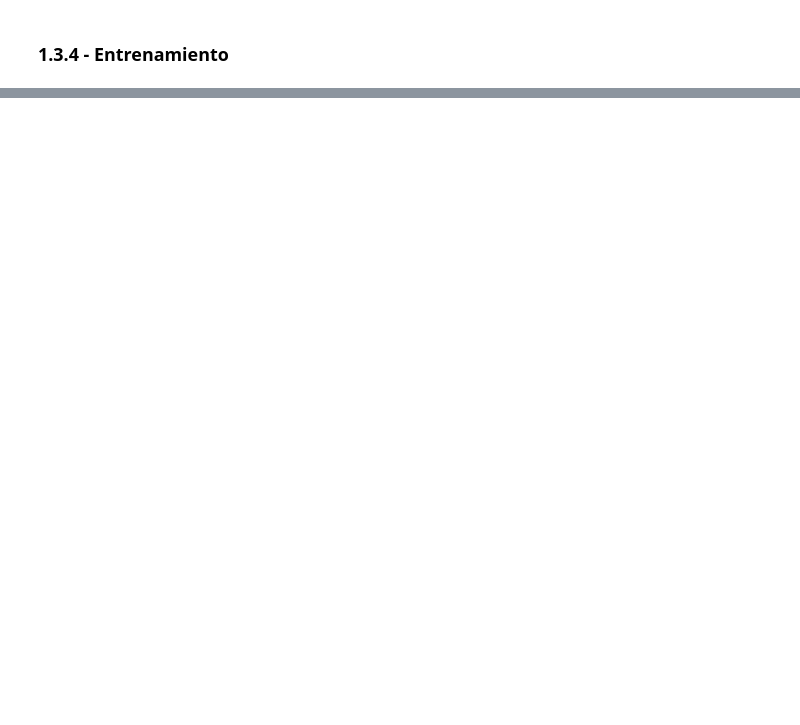
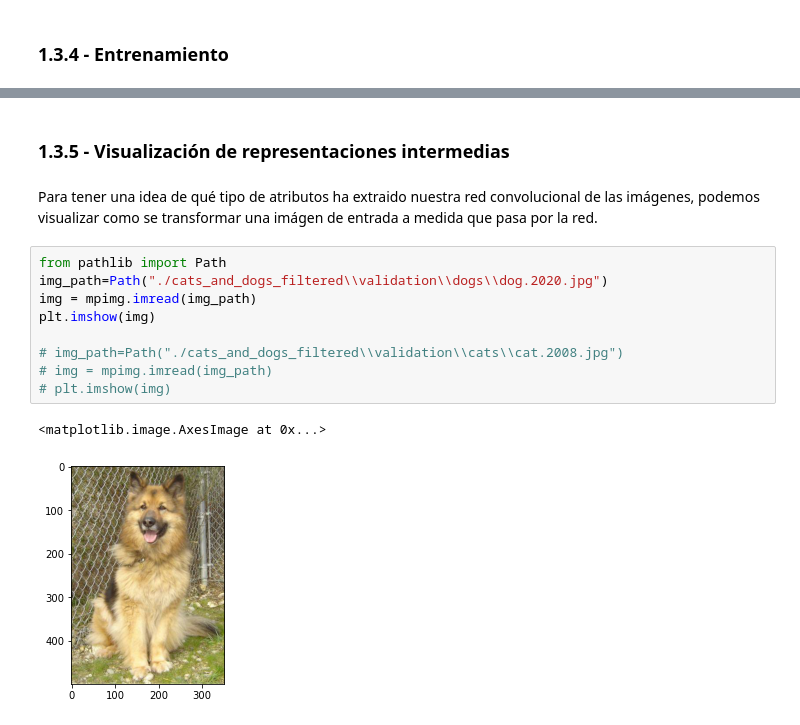
Before and after one commit to ferjorosa/tokio-school-dl-03-2023, a Jupyter notebook: 3 - VISION ARTIFICIAL MEDIANTE EL DEEP LEARNING/1-Redes convolucionales.ipynb, the cells around one changed output, grey strips where cells are left out. Cells and saved outputs as stored; diff of their text form; blank space fills up the shorter version.

```diff
--- a/3 - VISION ARTIFICIAL MEDIANTE EL DEEP LEARNING/1-Redes convolucionales.ipynb
+++ b/3 - VISION ARTIFICIAL MEDIANTE EL DEEP LEARNING/1-Redes convolucionales.ipynb
@@ -385,0 +568,16 @@ Found 2000 images belonging to 2 classes.
+# %% [markdown]
+### 1.3.5 - Visualización de representaciones intermedias
+# %% [markdown]
+Para tener una idea de qué tipo de atributos ha extraido nuestra red convolucional de las imágenes, podemos visualizar como se transformar una imágen de entrada a medida que pasa por la red.
+# %%
+from pathlib import Path
+img_path=Path("./cats_and_dogs_filtered\\validation\\dogs\\dog.2020.jpg")
+img = mpimg.imread(img_path)
+plt.imshow(img)
+
+# img_path=Path("./cats_and_dogs_filtered\\validation\\cats\\cat.2008.jpg")
+# img = mpimg.imread(img_path)
+# plt.imshow(img)
+# %% [output]
+<matplotlib.image.AxesImage at 0x...>
+[figure, added]
```
Also changed, not shown: parts of 18 cells of this notebook, 1 other file.
